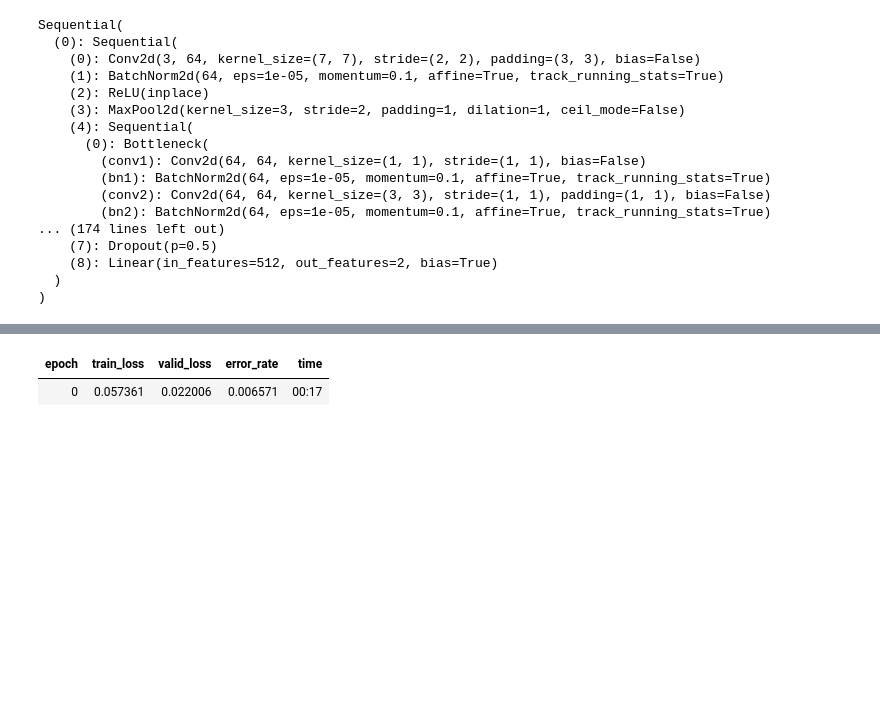
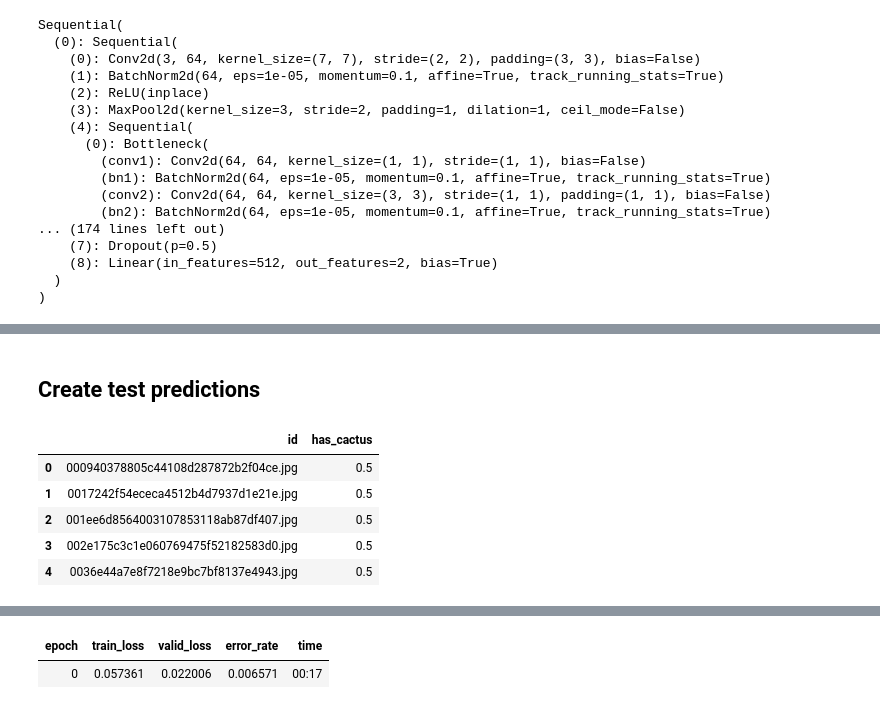
Before and after one commit to Huizerd/cactuses, a Jupyter notebook: cactuses/cactuses.ipynb, the cells around one changed output, grey strips where cells are left out. Saved outputs shown, nothing was run; the diff lists cells and outputs as text; code cells hidden in the pictures; blank space fills up the shorter version.

```diff
--- a/cactuses/cactuses.ipynb
+++ b/cactuses/cactuses.ipynb
@@ -96,0 +86,2 @@ interp.plot_confusion_matrix(figsize=(5, 5), dpi=60)
+# %% [markdown]
+## Create test predictions
@@ -96,0 +90,10 @@ interp.plot_confusion_matrix(figsize=(5, 5), dpi=60)
+# %%
+submission = pd.read_csv(path/"sample_submission.csv")
+submission.head()
+# %% [output]
+|  | id | has_cactus |
+| 0 | 000940378805c44108d287872b2f04ce.jpg | 0.5 |
+| 1 | 0017242f54ececa4512b4d7937d1e21e.jpg | 0.5 |
+| 2 | 001ee6d8564003107853118ab87df407.jpg | 0.5 |
+| 3 | 002e175c3c1e060769475f52182583d0.jpg | 0.5 |
+| 4 | 0036e44a7e8f7218e9bc7bf8137e4943.jpg | 0.5 |
```
Also changed, not shown: parts of 21 cells of this notebook, 3 other files.
